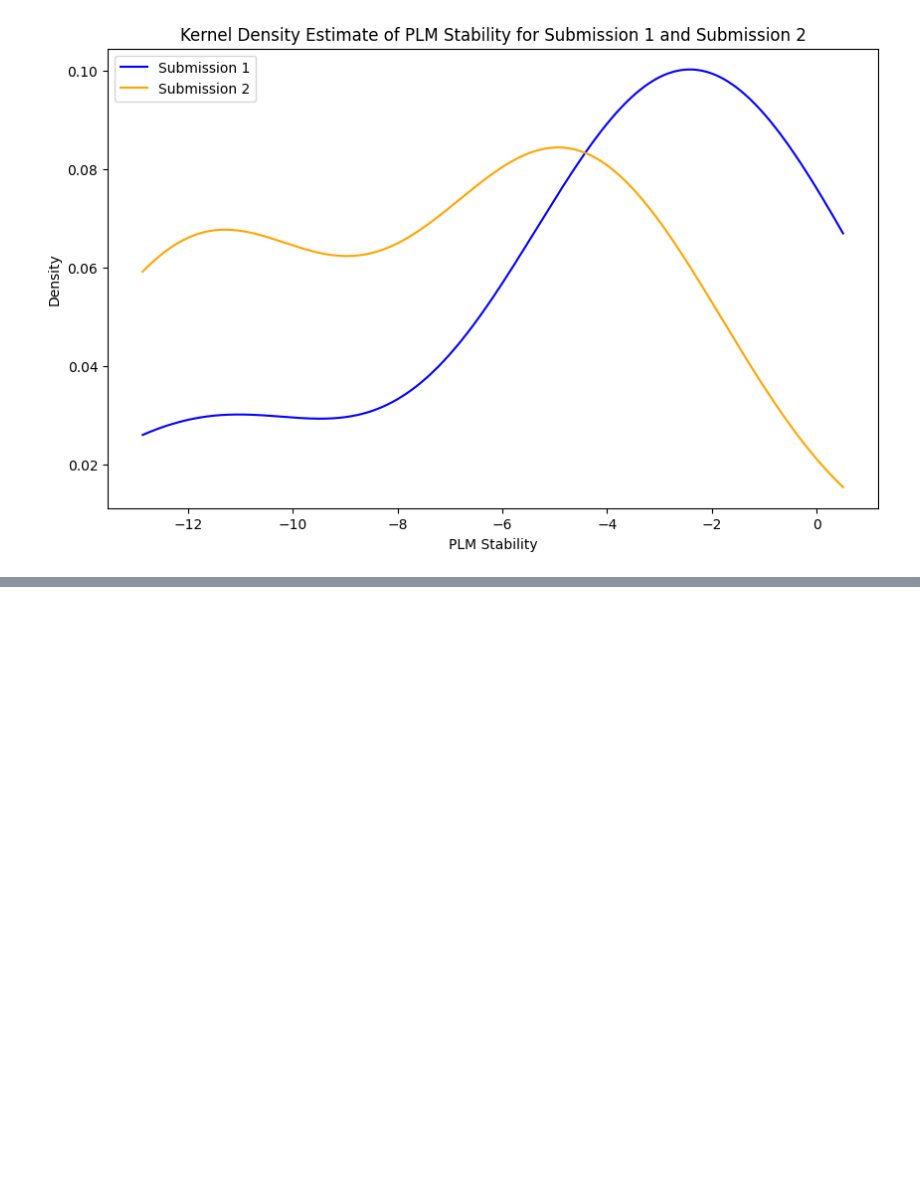
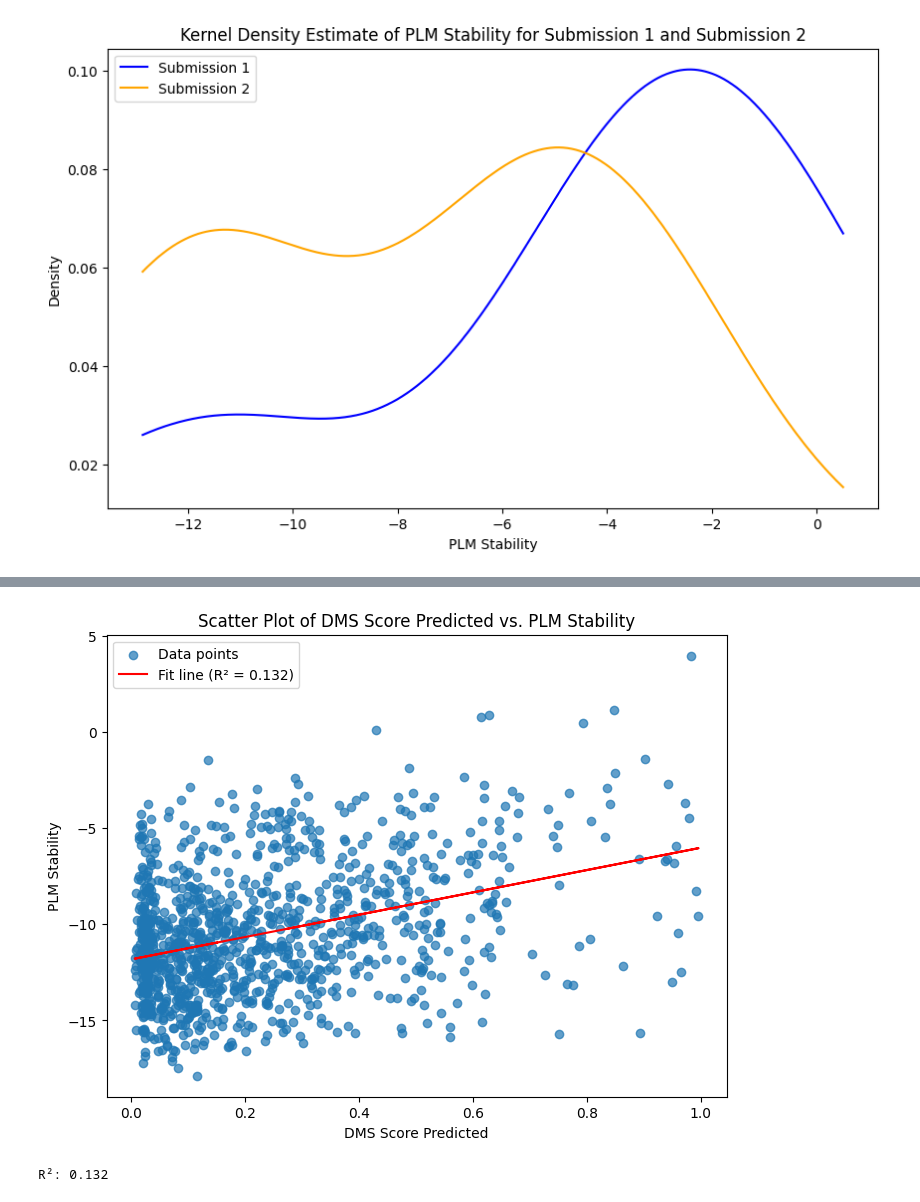
Before and after one commit to radroof22/cse-7850-combio-hackathon, a Jupyter notebook: plm_stability/PLM_Stability.ipynb, the cells around one changed output, grey strips where cells are left out. Cells and saved outputs as stored; diff of their text form; code cells hidden in the pictures; blank space fills up the shorter version.

```diff
--- a/plm_stability/PLM_Stability.ipynb
+++ b/plm_stability/PLM_Stability.ipynb
@@ -252,0 +255,16 @@ plt.show()
+# %%
+df_train_labeled = pd.read_csv("../train.csv")
+
+heatmap = np.load("sequence_mutation_heatmap.npy")
+# %%
+
+def lookup_mutation(mutation_str):
+    new_aa = mutation_str[-1]
+    position = int(mutation_str[1:-1])
+
+    new_aa_index = AMINO_ACIDS.index(new_aa)
+
+    return heatmap[new_aa_index, position]
+# %%
+df_train_labeled["plm_stability"] = df_train_labeled["mutant"].apply(lambda x: lookup_mutation(x))
+df_train_labeled.head()
@@ -252,0 +278,36 @@ plt.show()
+# %%
+import matplotlib.pyplot as plt
+import numpy as np
+
+# Extract x and y values
+x = df_train_labeled["DMS_score"]
+y = df_train_labeled["plm_stability"]
+
+# Fit a linear model (y = mx + b)
+m, b = np.polyfit(x, y, 1)
+
+# Compute R^2
+y_pred = m * x + b
+ss_total = np.sum((y - np.mean(y))**2)
+ss_residual = np.sum((y - y_pred)**2)
+r_squared = 1 - (ss_residual / ss_total)
+
+# Create scatter plot
+plt.figure(figsize=(8, 6))
+plt.scatter(x, y, alpha=0.7, label="Data points")
+plt.plot(x, y_pred, color="red", label=f"Fit line (R² = {r_squared:.3f})")
+
+# Labels and title
+plt.xlabel("DMS Score Predicted")
+plt.ylabel("PLM Stability")
+plt.title("Scatter Plot of DMS Score Predicted vs. PLM Stability")
+plt.legend()
+
+# Show the plot
+plt.show()
+
+# Print R^2 value
+print(f"R²: {r_squared:.3f}")
+# %% [output]
+[figure, added]
+R²: 0.132
```
Also changed, not shown: parts of 45 cells of this notebook, 7 other files.
